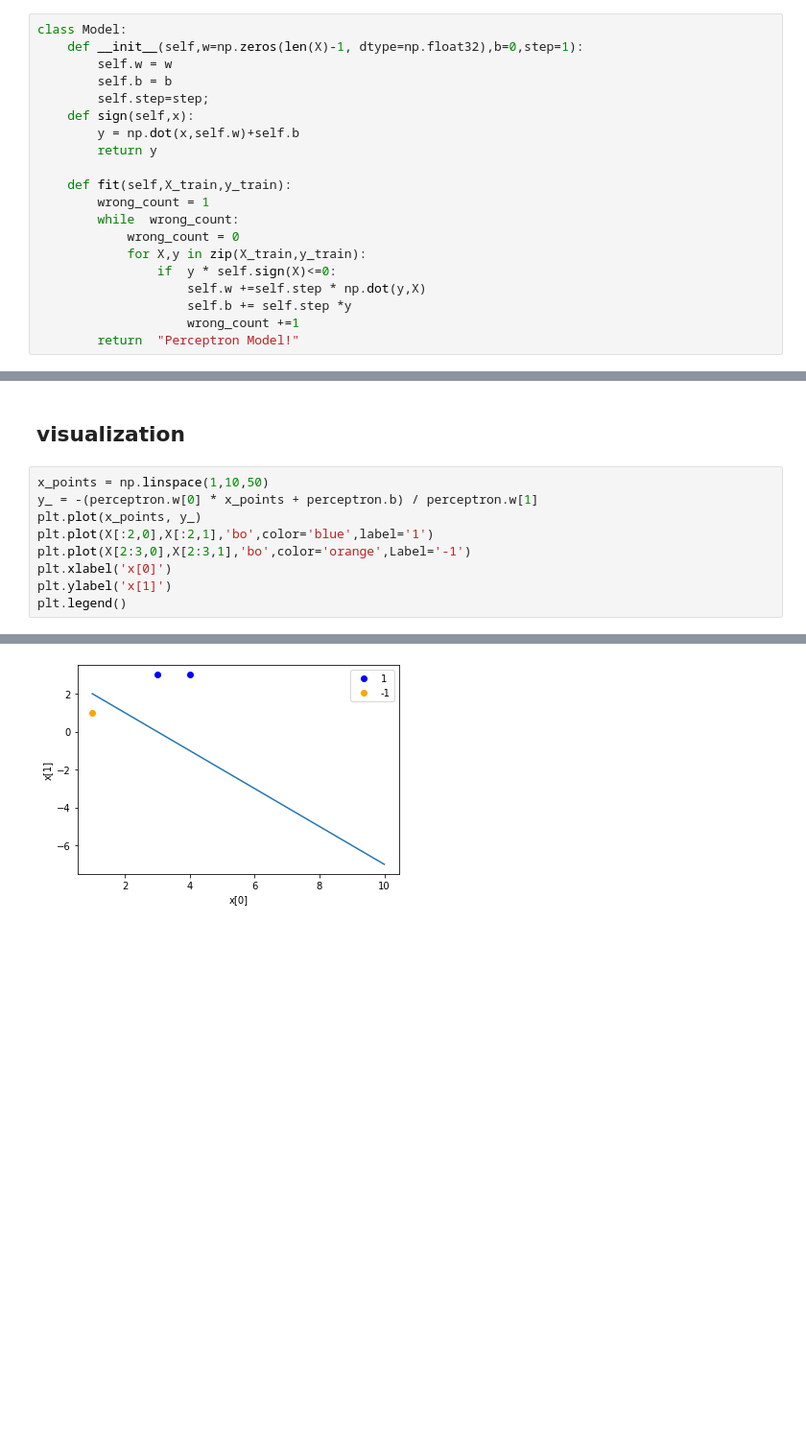
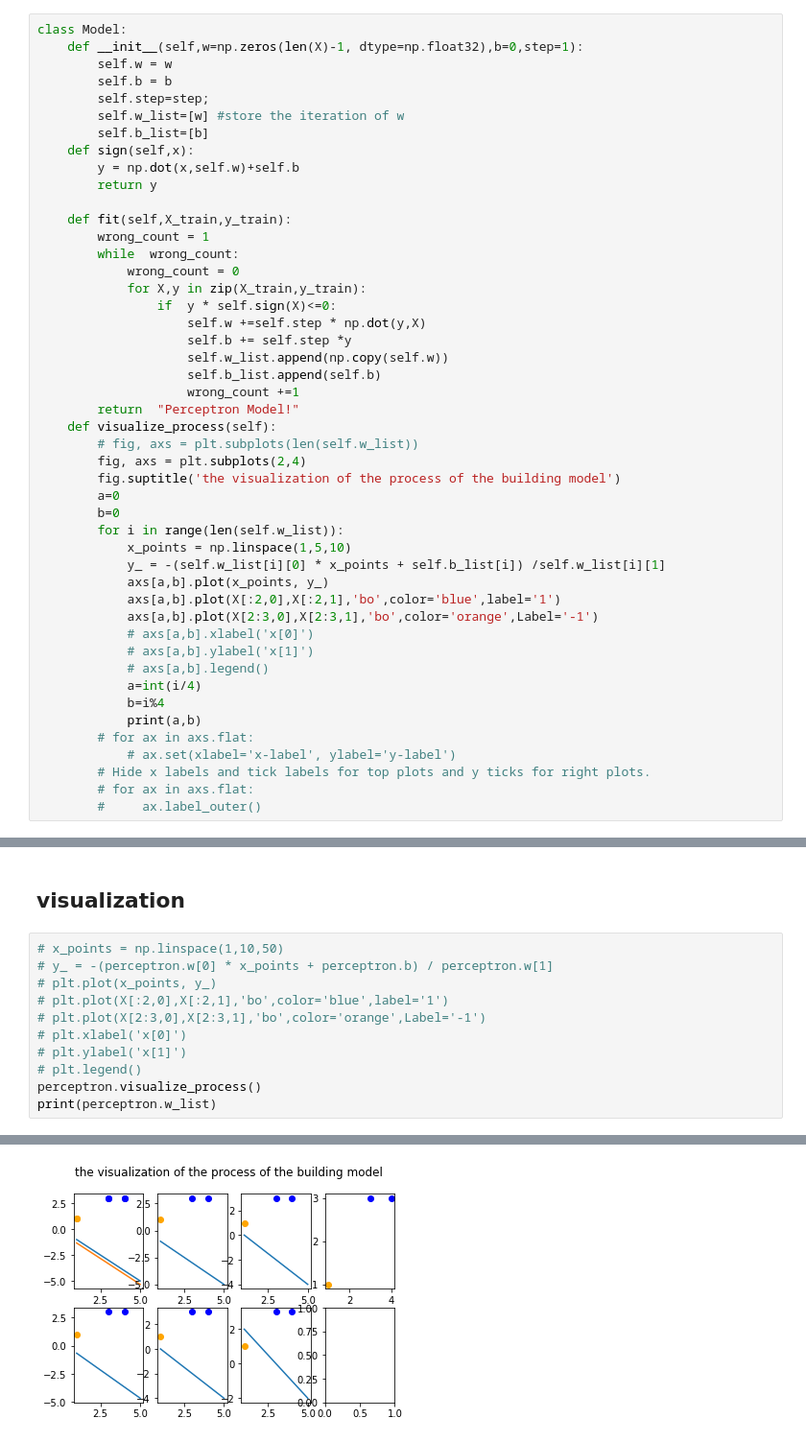
Before and after one commit to TianCai19/DM, a Jupyter notebook: self/perceptron.ipynb, the cells around one changed output, grey strips where cells are left out. Shown at 96% size. Saved outputs shown, nothing was run; the diff lists cells and outputs as text; blank space fills up the shorter version.

```diff
--- a/self/perceptron.ipynb
+++ b/self/perceptron.ipynb
@@ -24,6 +24,8 @@ class Model:
         self.w = w
         self.b = b
         self.step=step;
+        self.w_list=[w] #store the iteration of w
+        self.b_list=[b]
     def sign(self,x):
         y = np.dot(x,self.w)+self.b
         return y
@@ -36,8 +38,33 @@ class Model:
                 if  y * self.sign(X)<=0:
                     self.w +=self.step * np.dot(y,X)
                     self.b += self.step *y
+                    self.w_list.append(np.copy(self.w))
+                    self.b_list.append(self.b)
                     wrong_count +=1
         return  "Perceptron Model!"
+    def visualize_process(self):
+        # fig, axs = plt.subplots(len(self.w_list))
+        fig, axs = plt.subplots(2,4)
+        fig.suptitle('the visualization of the process of the building model')
+        a=0
+        b=0
+        for i in range(len(self.w_list)):
+            x_points = np.linspace(1,5,10)
+            y_ = -(self.w_list[i][0] * x_points + self.b_list[i]) /self.w_list[i][1]
+            axs[a,b].plot(x_points, y_)
+            axs[a,b].plot(X[:2,0],X[:2,1],'bo',color='blue',label='1')
+            axs[a,b].plot(X[2:3,0],X[2:3,1],'bo',color='orange',Label='-1')
+            # axs[a,b].xlabel('x[0]')
+            # axs[a,b].ylabel('x[1]')
+            # axs[a,b].legend()
+            a=int(i/4)
+            b=i%4
+            print(a,b)
+        # for ax in axs.flat:
+            # ax.set(xlabel='x-label', ylabel='y-label')
+        # Hide x labels and tick labels for top plots and y ticks for right plots.
+        # for ax in axs.flat:
+        #     ax.label_outer()
 # %% [markdown]
 ## train
 # %%
@@ -48,12 +75,14 @@ perceptron.fit(X,Y)
 # %% [markdown]
 ## visualization
 # %%
-x_points = np.linspace(1,10,50)
-y_ = -(perceptron.w[0] * x_points + perceptron.b) / perceptron.w[1]
-plt.plot(x_points, y_)
-plt.plot(X[:2,0],X[:2,1],'bo',color='blue',label='1')
-plt.plot(X[2:3,0],X[2:3,1],'bo',color='orange',Label='-1')
-plt.xlabel('x[0]')
-plt.ylabel('x[1]')
-plt.legend()
+# x_points = np.linspace(1,10,50)
+# y_ = -(perceptron.w[0] * x_points + perceptron.b) / perceptron.w[1]
+# plt.plot(x_points, y_)
+# plt.plot(X[:2,0],X[:2,1],'bo',color='blue',label='1')
+# plt.plot(X[2:3,0],X[2:3,1],'bo',color='orange',Label='-1')
+# plt.xlabel('x[0]')
+# plt.ylabel('x[1]')
+# plt.legend()
+perceptron.visualize_process()
+print(perceptron.w_list)
 # %% [output]
@@ -61 +98 @@ plt.legend()
-[figure, old version]
+[figure, new version]
```
Also changed, not shown: parts of 3 cells of this notebook.
